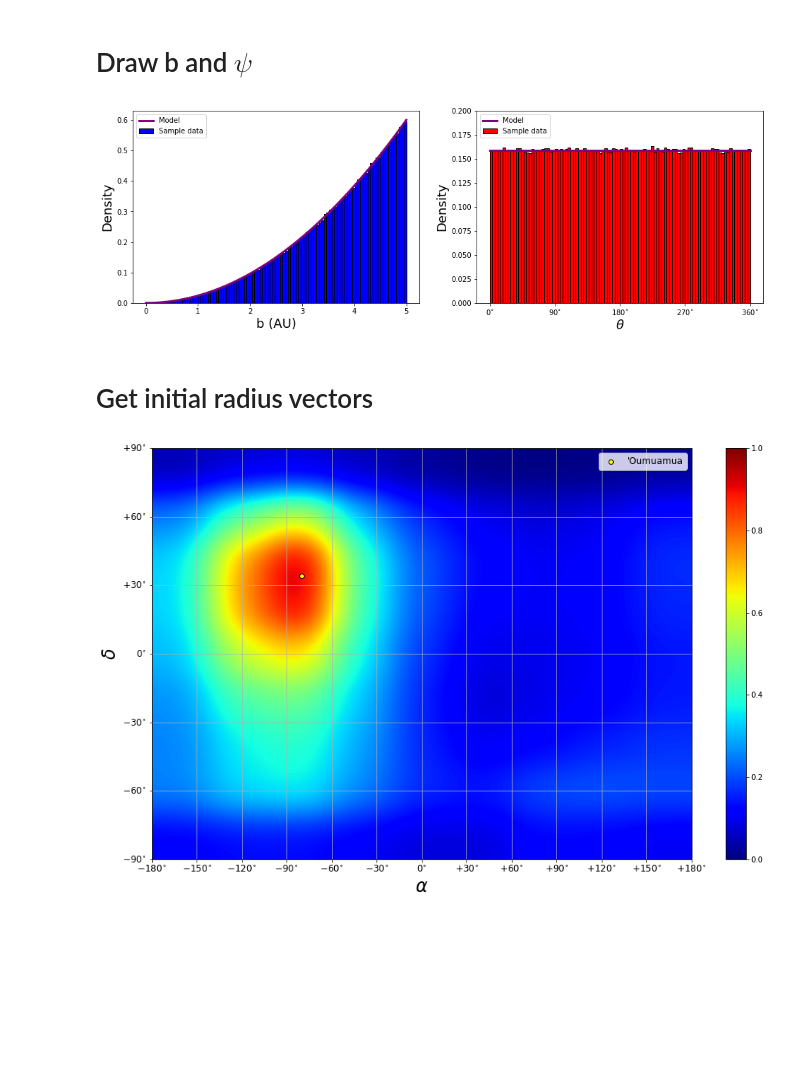
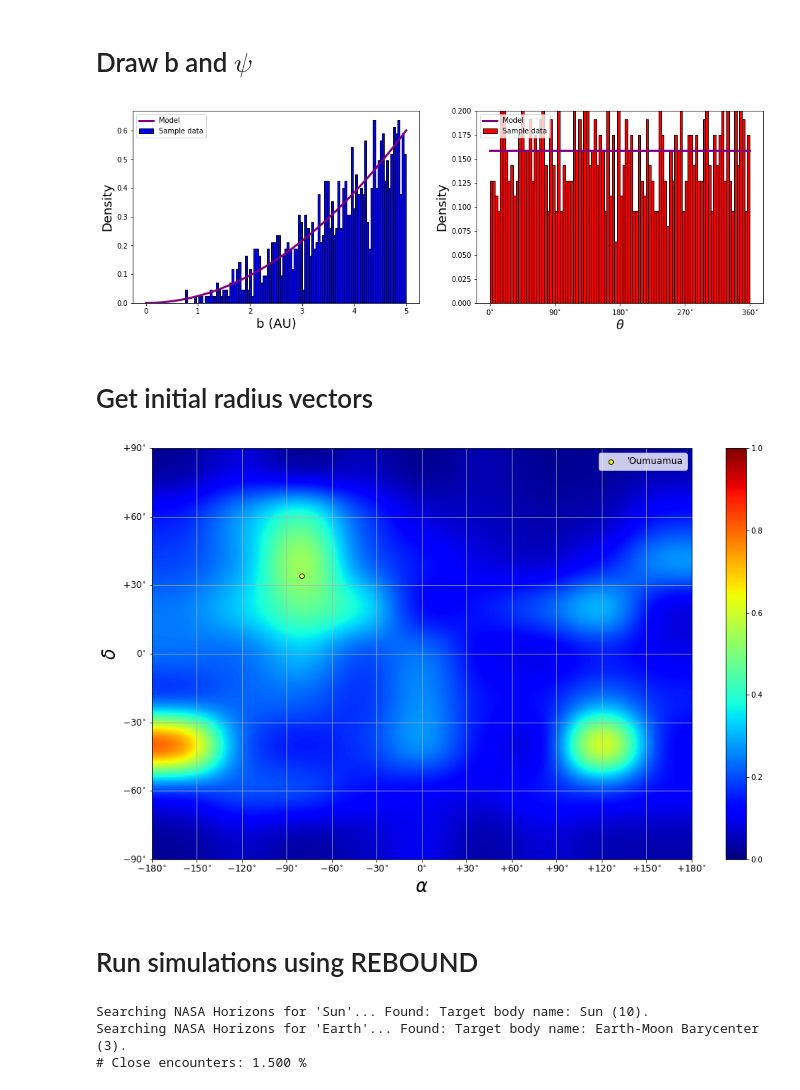
Before and after one commit to djhoover717/ISOAnalysis, a Jupyter notebook: iso_analysis_v2.ipynb, the cells around one changed output. Saved outputs shown, nothing was run; the diff lists cells and outputs as text; code cells hidden in the pictures; blank space fills up the shorter version.

Commit message:
Early REBOUND Simulations

```diff
--- a/iso_analysis_v2.ipynb
+++ b/iso_analysis_v2.ipynb
@@ -10,7 +10,8 @@ BIGG = const.G.value
 MSUN = const.M_sun.value
 AU = const.au.value
 
-NSAMPLES = 1000000
+NSAMPLES = 1000
+INTEGRATION_TIME = 1.*365.*24.*60.*60.  # 1 yr
 
 OUMUAMUA_COORDS = [np.radians(279.804-360.), np.radians(33.997)]            # from Mamajek (2017)
 VSUN = np.array([10.0, 11.0, 7.0])            # from Mamajek (2017)
@@ -69,6 +69,18 @@ def get_ra_dec(v):
 pos = np.zeros((NSAMPLES, 2))
 for i, v in enumerate(vel):
     pos[i] = get_ra_dec(-v)
+# %%
+ecliptic_long = np.linspace(0, 2*pi, NSAMPLES)
+ecliptic_dec = np.arcsin(np.cos(0.)*np.sin(ecliptic_long)*np.sin(EPSILON)+np.sin(0.)*np.cos(EPSILON))
+ecliptic_ra = np.zeros_like(ecliptic_dec)
+
+for i, ra in enumerate(ecliptic_ra):
+    if ecliptic_dec[i] > 0:
+        ecliptic_ra[i] = np.arccos(np.cos(0.)*np.cos(ecliptic_long[i])/np.cos(ecliptic_dec[i]))
+    else:
+        ecliptic_ra[i] = 2*pi-np.arccos(np.cos(0.)*np.cos(ecliptic_long[i])/np.cos(ecliptic_dec[i]))
+    if ecliptic_ra[i] > pi:
+        ecliptic_ra[i] = ecliptic_ra[i] - 2*pi
 # %%
 plt.figure(figsize=(16, 10))
 
@@ -165,7 +180,7 @@ ax2.set_ylim(0, 0.2)
 
 plt.show()
 # %% [output]
-[figure, old version]
+[figure, new version]
 # %% [markdown]
 # Get initial radius vectors
 # %%
@@ -188,28 +203,65 @@ for i, r in enumerate(R):
 # %%
 plt.figure(figsize=(16, 10))
 
 xedges = np.linspace(-pi, pi, 10)
 yedges = np.linspace(-pi/2, pi/2, 10)
 
-H, xedges, yedges = np.histogram2d(pos[:, 0], pos[:, 1], bins=(xedges, yedges))
+H, xedges, yedges = np.histogram2d(pos[:, 0], pos[:, 1], bins=(xedges, yedges), weights=w, \
+                                  density=False)
 plt.imshow(H.transpose()[::-1], extent = [xedges[0], xedges[-1], yedges[0], yedges[-1]], interpolation='gaussian', aspect='auto', \
            cmap='jet')
+#plt.plot(ecliptic_ra, ecliptic_dec, c='black', lw=2)
 
 plt.xlabel(r'$\alpha$', fontsize=24)
 plt.xticks([-pi, -5*pi/6, -2*pi/3, -pi/2, -pi/3, -pi/6, 0, pi/6, pi/3, pi/2, 2*pi/3, 5*pi/6, pi], [r'$-180^{\circ}$', \
         r'$-150^{\circ}$', r'$-120^{\circ}$', r'$-90^{\circ}$', r'$-60^{\circ}$', r'$-30^{\circ}$', r'$0^{\circ}$', \
         r'$+30^{\circ}$', r'$+60^{\circ}$', r'$+90^{\circ}$', r'$+120^{\circ}$', r'$+150^{\circ}$', r'$+180^{\circ}$'], \
           fontsize=12)
 
 plt.ylabel(r'$\delta$', fontsize=24)
 plt.yticks([-pi/2, -pi/3, -pi/6, 0, pi/6, pi/3, pi/2], [r'$-90^{\circ}$', r'$-60^{\circ}$', r'$-30^{\circ}$', \
         r'$0^{\circ}$', r'$+30^{\circ}$', r'$+60^{\circ}$', r'$+90^{\circ}$'], fontsize=12)
 plt.grid(True)
 
 plt.scatter(OUMUAMUA_COORDS[0], OUMUAMUA_COORDS[1], c='yellow', edgecolor='k', label="'Oumuamua")
 plt.legend(loc='upper right', fontsize=12)
 cbar = plt.colorbar(mpl.cm.ScalarMappable(cmap='jet'))
 
 plt.show()
 # %% [output]
-[figure, old version]
+[figure, new version]
+# %% [markdown]
+# Run simulations using REBOUND
+# %%
+import rebound
+
+sim = rebound.Simulation()
+sim.units = ('s', 'm', 'kg')
+sim.add('Sun')
+sim.add('Earth')
+
+def dist_closest_encounter(R, v):
+    sim.add(x=R[0]*AU, y=R[1]*AU, z=R[2]*AU, vx=v[0]*1000., vy=v[1]*1000., vz=v[2]*1000.)
+
+    ps = sim.particles
+    times = np.linspace(0, INTEGRATION_TIME, 1000)
+    distances = np.zeros_like(times)
+
+    for i, t in enumerate(times):
+        sim.integrate(t)
+        dp = ps[2] - ps[1]
+        distances[i] = np.sqrt(dp.x**2 + dp.y**2 + dp.z**2)
+
+    sim.remove(ps[-1])
+    return np.min(distances)/AU
+
+min_distances = np.zeros(NSAMPLES)
+for i, d in enumerate(min_distances):
+    min_distances[i] = dist_closest_encounter(R[i], vel[i])
+
+frac_close_encounter = len(min_distances[min_distances <= 1.])/len(min_distances)
+print('# Close encounters: %.3f %%' %(frac_close_encounter*100))
+# %% [output]
+Searching NASA Horizons for 'Sun'... Found: Target body name: Sun (10).
+Searching NASA Horizons for 'Earth'... Found: Target body name: Earth-Moon Barycenter (3).
+# Close encounters: 1.500 %
```
Also changed, not shown: parts of 4 cells of this notebook.
